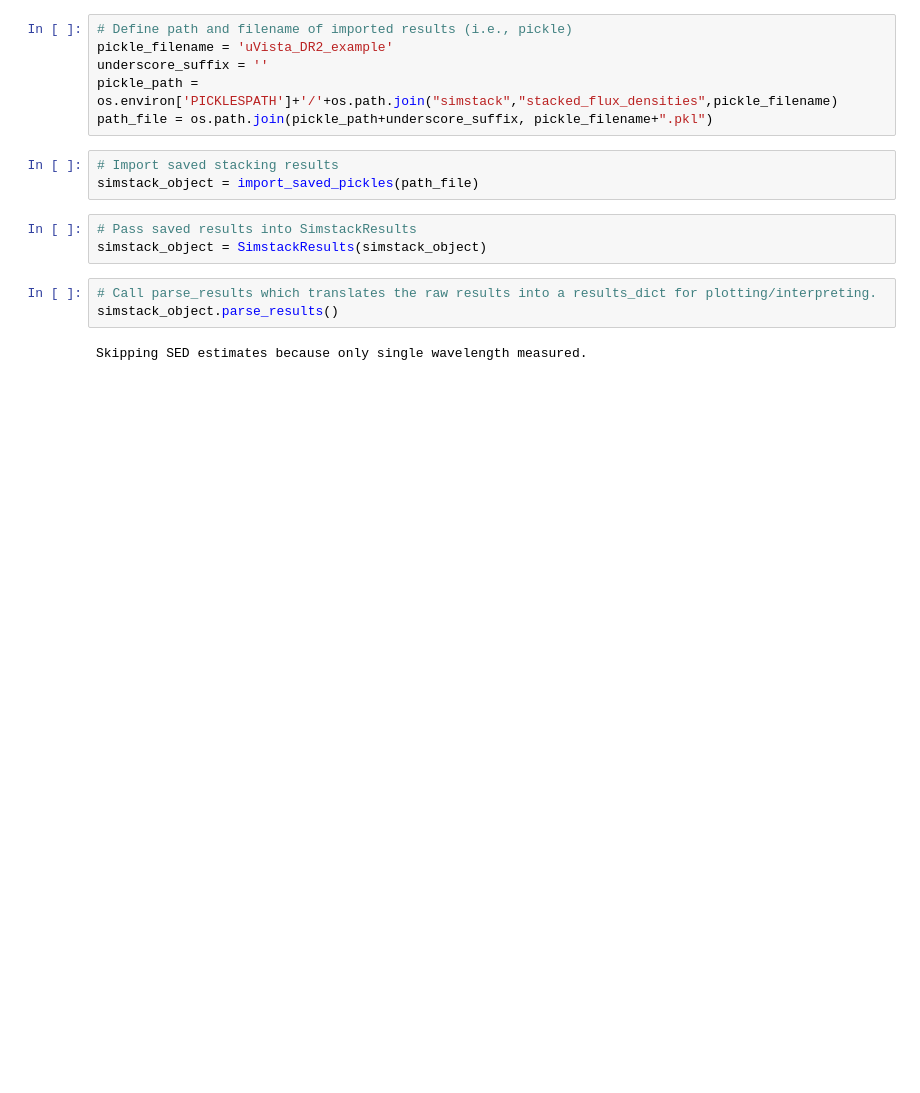
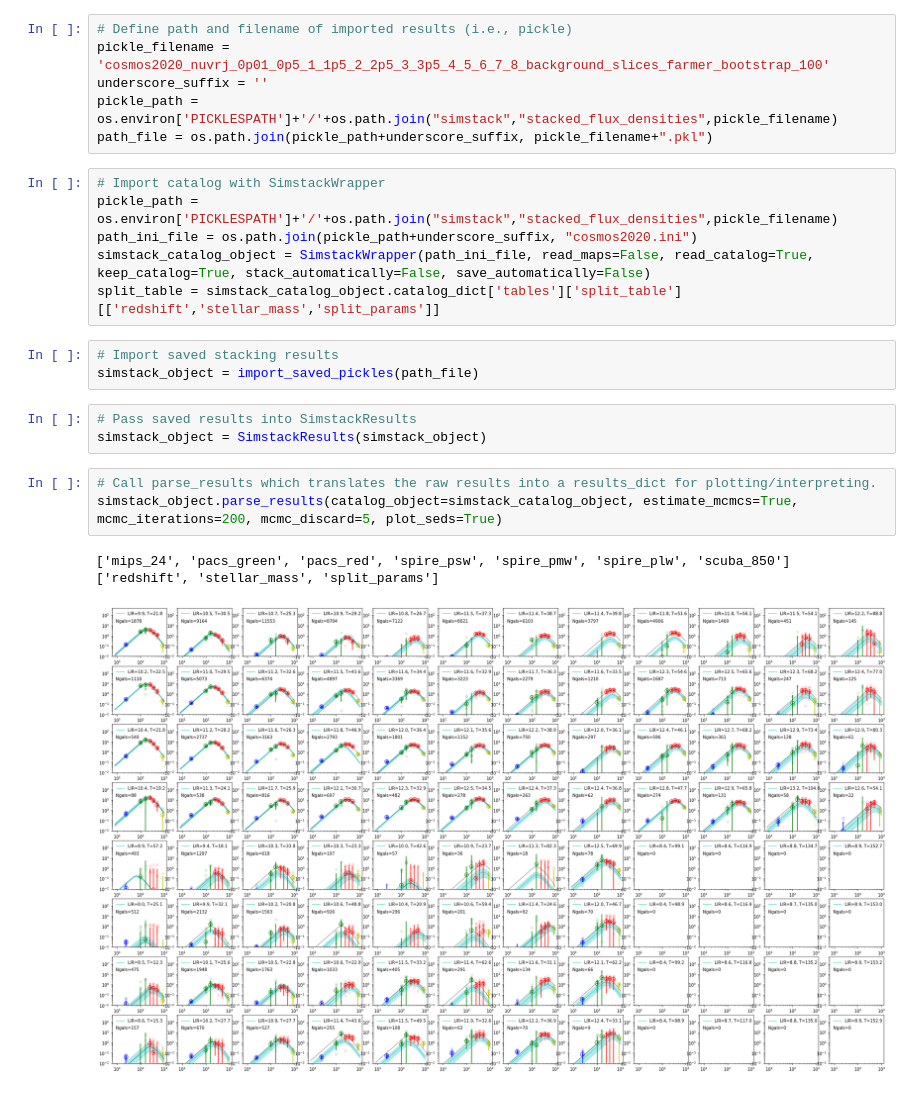
Before and after one commit to marcoviero/simstack3, a Jupyter notebook: notebooks/example_plot_results.ipynb, the cells around one changed output. Drawn from its saved outputs; the diff is of its cells as text; blank space fills up the shorter version.

Commit message:
Added MCMC fitting to SEDs, as well as SFRD

```diff
--- a/notebooks/example_plot_results.ipynb
+++ b/notebooks/example_plot_results.ipynb
@@ -24,21 +25,29 @@ def import_saved_pickles(pickle_fn):
     return encoding
 # %%
 # Define path and filename of imported results (i.e., pickle)
-pickle_filename = 'uVista_DR2_example'
+pickle_filename = 'cosmos2020_nuvrj_0p01_0p5_1_1p5_2_2p5_3_3p5_4_5_6_7_8_background_slices_farmer_bootstrap_100'
 underscore_suffix = ''
 pickle_path = os.environ['PICKLESPATH']+'/'+os.path.join("simstack","stacked_flux_densities",pickle_filename)
 path_file = os.path.join(pickle_path+underscore_suffix, pickle_filename+".pkl")
+# %%
+# Import catalog with SimstackWrapper
+pickle_path = os.environ['PICKLESPATH']+'/'+os.path.join("simstack","stacked_flux_densities",pickle_filename)
+path_ini_file = os.path.join(pickle_path+underscore_suffix, "cosmos2020.ini")
+simstack_catalog_object = SimstackWrapper(path_ini_file, read_maps=False, read_catalog=True, keep_catalog=True, stack_automatically=False, save_automatically=False)
+split_table = simstack_catalog_object.catalog_dict['tables']['split_table'][['redshift','stellar_mass','split_params']]
 # %%
 # Import saved stacking results
 simstack_object = import_saved_pickles(path_file)
 # %%
 # Pass saved results into SimstackResults
 simstack_object = SimstackResults(simstack_object)
-# %%
-# Call parse_results which translates the raw results into a results_dict for plotting/interpreting.
-simstack_object.parse_results()
-# %% [output]
-Skipping SED estimates because only single wavelength measured.
+# %%
+# Call parse_results which translates the raw results into a results_dict for plotting/interpreting.
+simstack_object.parse_results(catalog_object=simstack_catalog_object, estimate_mcmcs=True, mcmc_iterations=200, mcmc_discard=5, plot_seds=True)
+# %% [output]
+['mips_24', 'pacs_green', 'pacs_red', 'spire_psw', 'spire_pmw', 'spire_plw', 'scuba_850']
+['redshift', 'stellar_mass', 'split_params']
+[figure, added]
 # %%
 # Plot SEDs at each redshift
 simstack_object.plot_seds()
```
Also changed, not shown: parts of 5 cells of this notebook, 5 other files.
